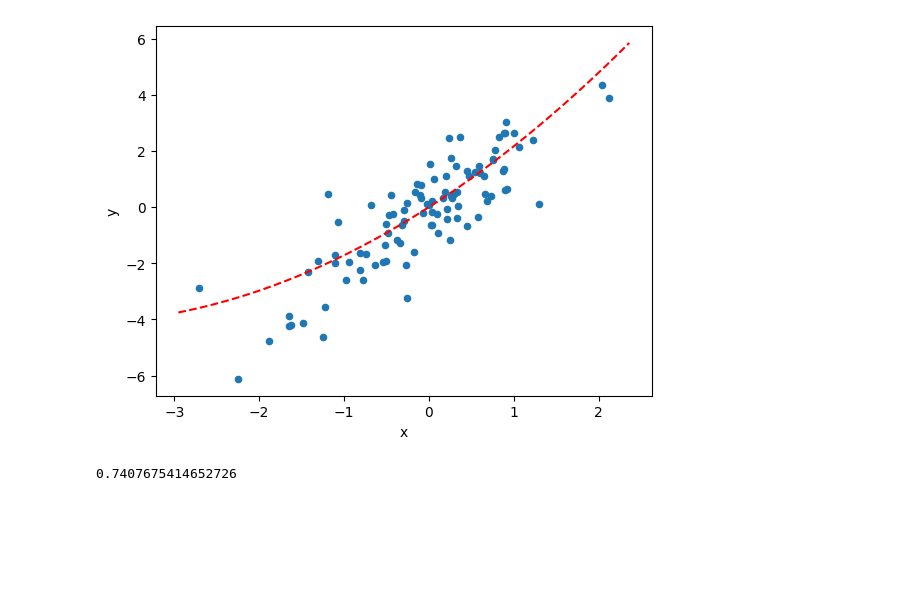
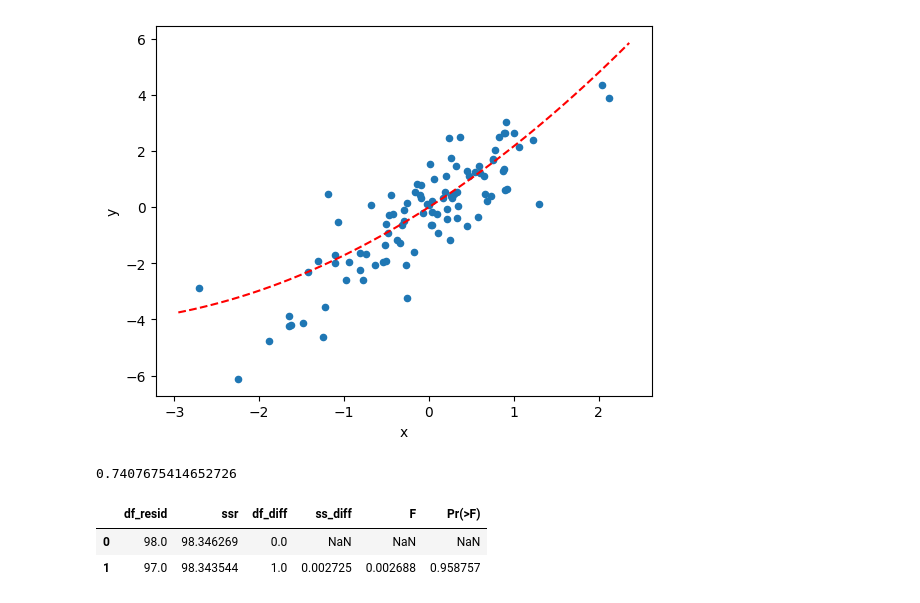
Before and after one commit to yxu148/ISLP_labs, a Jupyter notebook: homework/chapt3/question11_13.ipynb, the cells around one changed output. Drawn from its saved outputs; the diff is of its cells as text; code cells hidden in the pictures; blank space fills up the shorter version.

```diff
--- a/homework/chapt3/question11_13.ipynb
+++ b/homework/chapt3/question11_13.ipynb
@@ -109,3 +112,9 @@ draw_curve(ax, results2.params[2], results2.params[1], 'r--')
 results2.rsquared
 # %% [output]
 0.7407675414652726
+# %%
+anova_lm(results1, results2)
+# %% [output]
+|  | df_resid | ssr | df_diff | ss_diff | F | Pr(>F) |
+| 0 | 98.0 | 98.346269 | 0.0 | NaN | NaN | NaN |
+| 1 | 97.0 | 98.343544 | 1.0 | 0.002725 | 0.002688 | 0.958757 |
```
Also changed, not shown: parts of 2 cells of this notebook, 2 other files.
